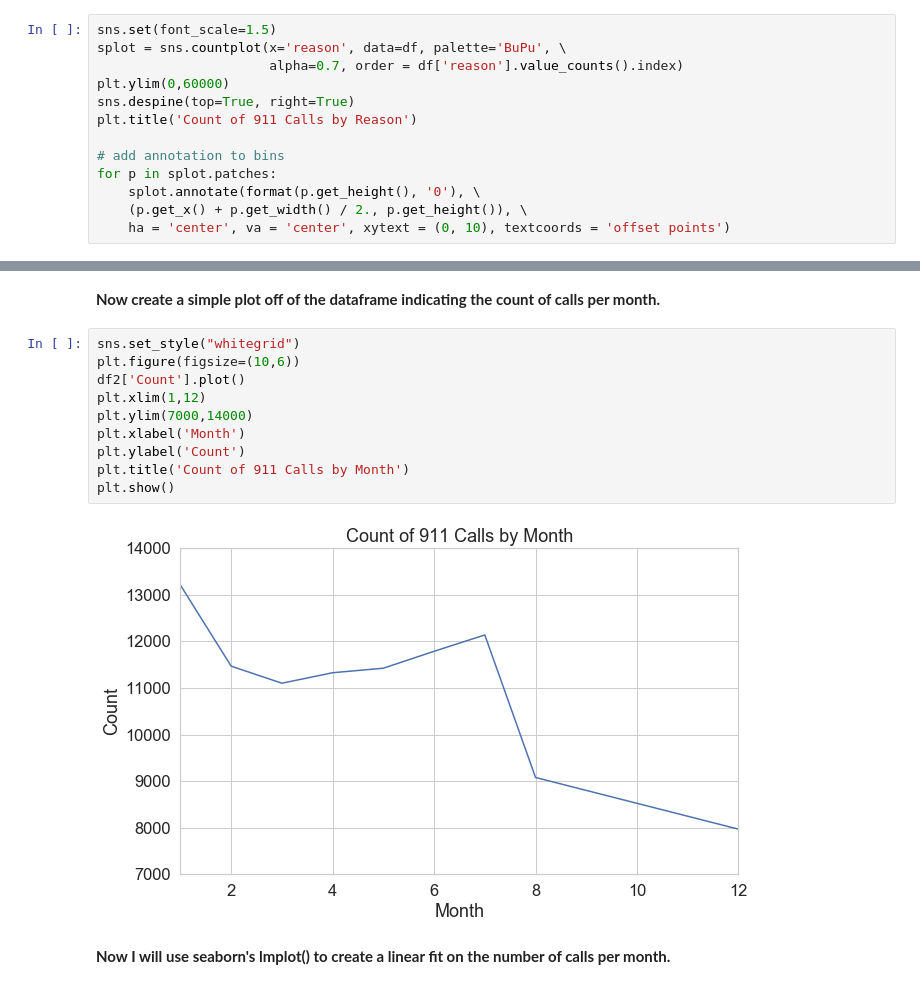
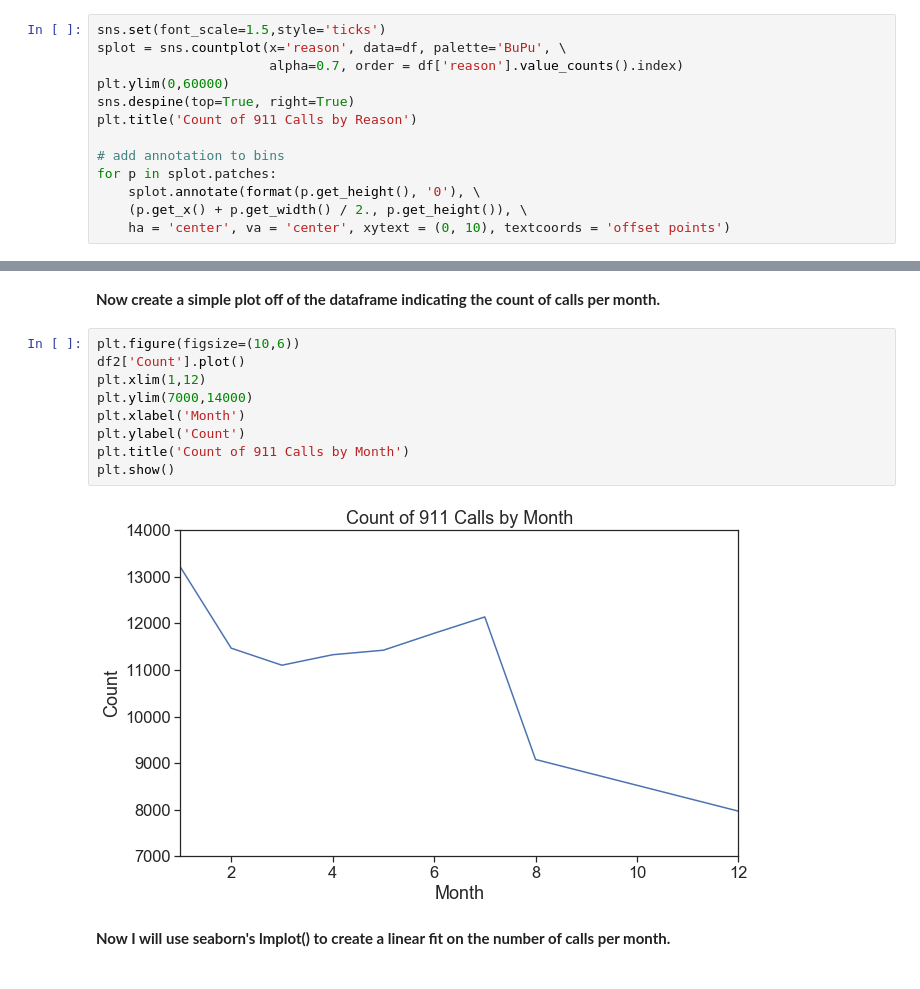
Before and after one commit to Yinying-Lisa/911-Calls-Capstone-Project, a Jupyter notebook: 911-Calls-Data-Capstone-Project.ipynb, the cells around one changed output, grey strips where cells are left out. Drawn from its saved outputs; the diff is of its cells as text.

```diff
--- a/911-Calls-Data-Capstone-Project.ipynb
+++ b/911-Calls-Data-Capstone-Project.ipynb
@@ -113,7 +113,7 @@ df['reason'].value_counts().idxmax()
 # %% [markdown]
 **Now use seaborn to create a countplot of 911 calls by Reason.**
 # %%
-sns.set(font_scale=1.5)
+sns.set(font_scale=1.5,style='ticks')
 splot = sns.countplot(x='reason', data=df, palette='BuPu', \
                       alpha=0.7, order = df['reason'].value_counts().index)
 plt.ylim(0,60000)
@@ -208,17 +208,16 @@ df2
 # %% [markdown]
 **Now create a simple plot off of the dataframe indicating the count of calls per month.**
 # %%
-sns.set_style("whitegrid")
 plt.figure(figsize=(10,6))
 df2['Count'].plot()
 plt.xlim(1,12)
 plt.ylim(7000,14000)
 plt.xlabel('Month')
 plt.ylabel('Count')
 plt.title('Count of 911 Calls by Month')
 plt.show()
 # %% [output]
-[figure, old version]
+[figure, new version]
 # %% [markdown]
 **Now I will use seaborn's lmplot() to create a linear fit on the number of calls per month.**
 # %%
```
Also changed, not shown: parts of 9 cells of this notebook.
